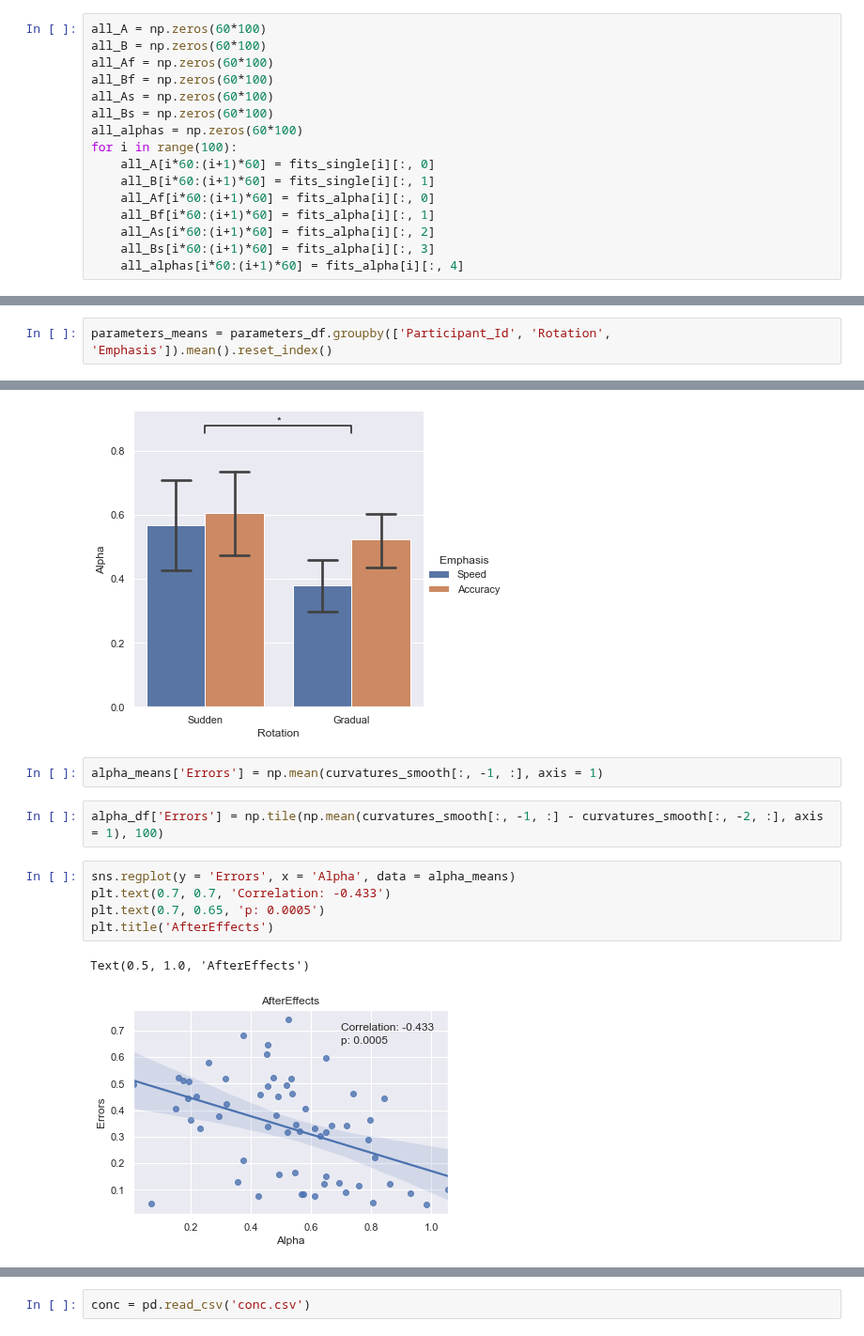
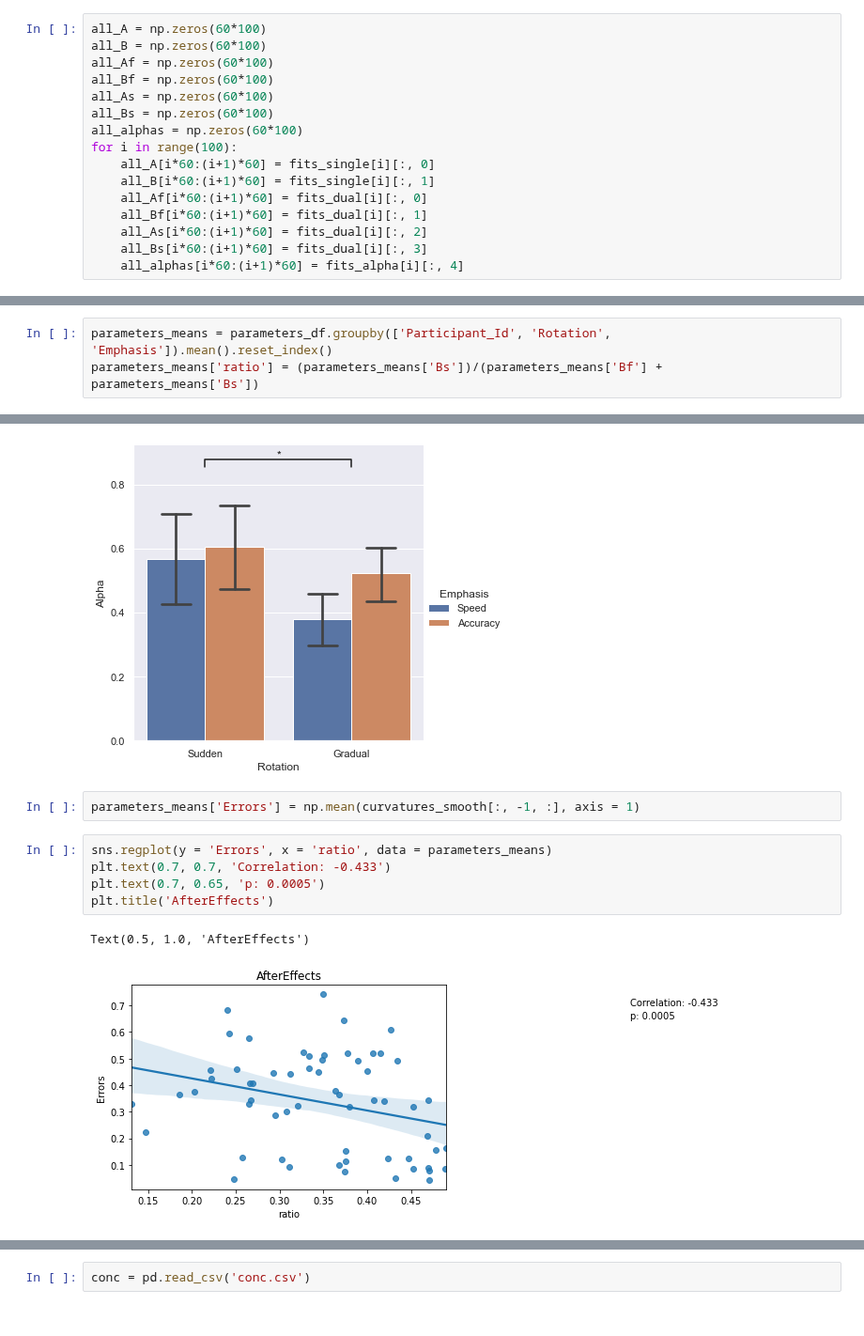
Before and after one commit to tejas-savalia/Lab-Codes, a Jupyter notebook: Psychtoolbox/Visuomotor_Adaptation_Tablet/python_scripts/parameter_comparison.ipynb, the cells around one changed output, grey strips where cells are left out. Shown at 94% size. Drawn from its saved outputs; the diff is of its cells as text.

```diff
--- a/Psychtoolbox/Visuomotor_Adaptation_Tablet/python_scripts/parameter_comparison.ipynb
+++ b/Psychtoolbox/Visuomotor_Adaptation_Tablet/python_scripts/parameter_comparison.ipynb
@@ -41,10 +41,10 @@ all_alphas = np.zeros(60*100)
 for i in range(100):
     all_A[i*60:(i+1)*60] = fits_single[i][:, 0]
     all_B[i*60:(i+1)*60] = fits_single[i][:, 1]
-    all_Af[i*60:(i+1)*60] = fits_alpha[i][:, 0]
-    all_Bf[i*60:(i+1)*60] = fits_alpha[i][:, 1]
-    all_As[i*60:(i+1)*60] = fits_alpha[i][:, 2]
-    all_Bs[i*60:(i+1)*60] = fits_alpha[i][:, 3]
+    all_Af[i*60:(i+1)*60] = fits_dual[i][:, 0]
+    all_Bf[i*60:(i+1)*60] = fits_dual[i][:, 1]
+    all_As[i*60:(i+1)*60] = fits_dual[i][:, 2]
+    all_Bs[i*60:(i+1)*60] = fits_dual[i][:, 3]
     all_alphas[i*60:(i+1)*60] = fits_alpha[i][:, 4]
 # %%
 parameters_df = pd.DataFrame({'Participant_Id': np.tile(range(60), 100),
@@ -60,4 +60,5 @@ parameters_df = pd.DataFrame({'Participant_Id': np.tile(range(60), 100),
                         })
 # %%
 parameters_means = parameters_df.groupby(['Participant_Id', 'Rotation', 'Emphasis']).mean().reset_index()
+parameters_means['ratio'] = (parameters_means['Bs'])/(parameters_means['Bf'] + parameters_means['Bs'])
 # %%
@@ -89,14 +90,12 @@ plt.text((x1+x2)*.5, y+h, "*", ha='center', va='bottom', color=col)
 Text(0.5, 0.8793567452082017, '*')
 [figure]
 # %%
-alpha_means['Errors'] = np.mean(curvatures_smooth[:, -1, :], axis = 1)
+parameters_means['Errors'] = np.mean(curvatures_smooth[:, -1, :], axis = 1)
-# %%
-alpha_df['Errors'] = np.tile(np.mean(curvatures_smooth[:, -1, :] - curvatures_smooth[:, -2, :], axis = 1), 100)
 # %%
-sns.regplot(y = 'Errors', x = 'Alpha', data = alpha_means)
+sns.regplot(y = 'Errors', x = 'ratio', data = parameters_means)
 plt.text(0.7, 0.7, 'Correlation: -0.433')
 plt.text(0.7, 0.65, 'p: 0.0005')
 plt.title('AfterEffects')
 # %% [output]
 Text(0.5, 1.0, 'AfterEffects')
-[figure, old version]
+[figure, new version]
```
Also changed, not shown: parts of 12 cells of this notebook, 6 other files.
